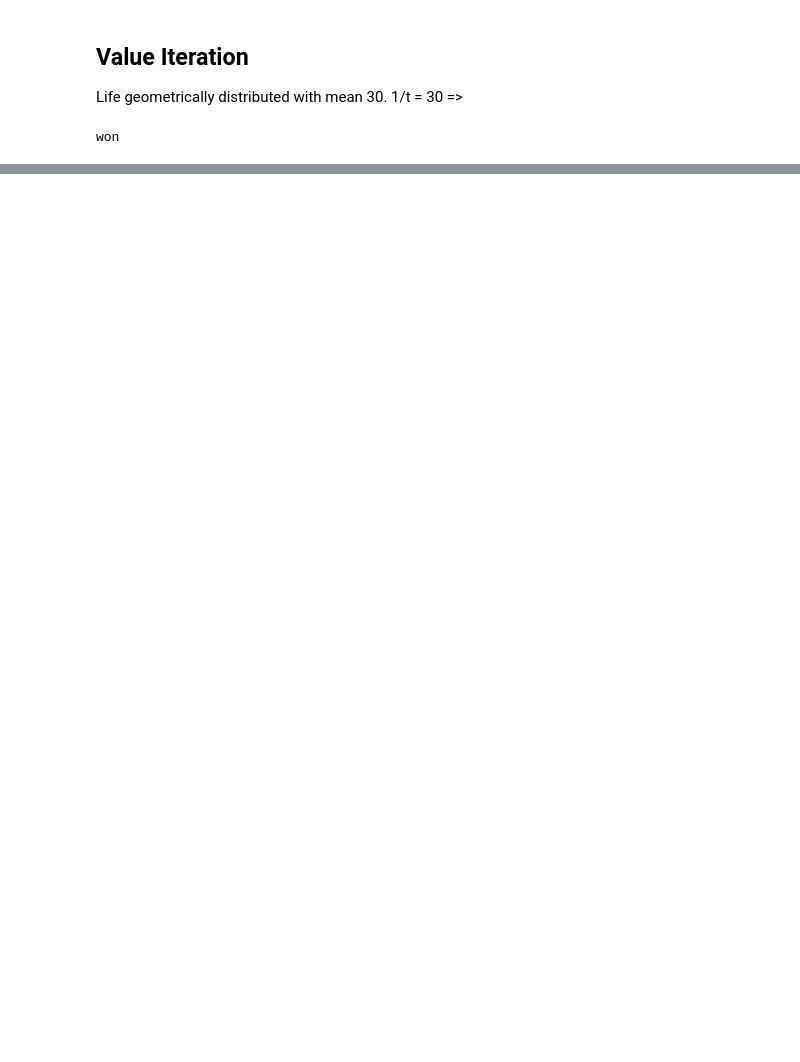
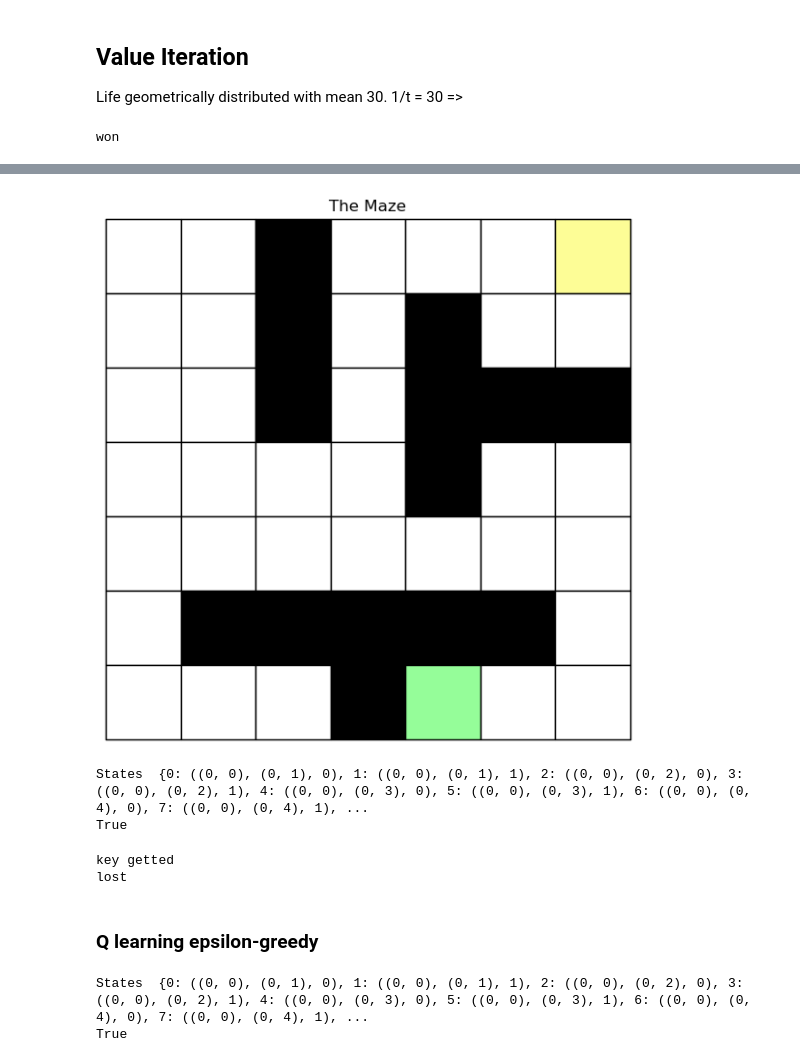
Before and after one commit to citrovin/reinforcement-learning, a Jupyter notebook: lab1/lab1.ipynb, the cells around one changed output, grey strips where cells are left out. Saved outputs shown, nothing was run; the diff lists cells and outputs as text; code cells hidden in the pictures; blank space fills up the shorter version.

Commit message:
added qlearning epsilon greedy

```diff
--- a/lab1/lab1.ipynb
+++ b/lab1/lab1.ipynb
@@ -168,0 +181,26 @@ get_probability(start,minotaur_start, policy,method, 10000)
+# %%
+# New maze
+maze = np.array([
+    [0, 0, 1, 0, 0, 0, 3],
+    [0, 0, 1, 0, 1, 0, 0],
+    [0, 0, 1, 0, 1, 1, 1],
+    [0, 0, 0, 0, 1, 0, 0],
+    [0, 0, 0, 0, 0, 0, 0],
+    [0, 1, 1, 1, 1, 1, 0],
+    [0, 0, 0, 1, 2, 0, 0]
+
+])
+# with the convention
+# 0 = empty cell
+# 1 = obstacle
+# 2 = exit of the Maze
+# 3 = key
+# %%
+mz.draw_maze(maze)
+# %% [output]
+[figure, added]
+# %%
+env = mz.Maze(maze, key = True)
+# %% [output]
+States  {0: ((0, 0), (0, 1), 0), 1: ((0, 0), (0, 1), 1), 2: ((0, 0), (0, 2), 0), 3: ((0, 0), (0, 2), 1), 4: ((0, 0), (0, 3), 0), 5: ((0, 0), (0, 3), 1), 6: ((0, 0), (0, 4), 0), 7: ((0, 0), (0, 4), 1), ...
+True
@@ -168,0 +213,15 @@ get_probability(start,minotaur_start, policy,method, 10000)
+# %%
+# Simulate the shortest path starting from position A
+method = 'ValIter';
+start = (0,0);
+minotaur_start = (6,4)
+path, minotaur_path,lost, won = env.simulate_minotaur(start, minotaur_start, policy, method, key = True);
+if(lost):
+  print('lost');
+else:
+  print('won')
+# %% [output]
+key getted
+lost
+# %% [markdown]
+### Q learning epsilon-greedy
@@ -168,0 +248,5 @@ get_probability(start,minotaur_start, policy,method, 10000)
+# %%
+env = mz.Maze(maze, key = True)
+# %% [output]
+States  {0: ((0, 0), (0, 1), 0), 1: ((0, 0), (0, 1), 1), 2: ((0, 0), (0, 2), 0), 3: ((0, 0), (0, 2), 1), 4: ((0, 0), (0, 3), 0), 5: ((0, 0), (0, 3), 1), 6: ((0, 0), (0, 4), 0), 7: ((0, 0), (0, 4), 1), ...
+True
```
Also changed, not shown: parts of 27 cells of this notebook, 1 other file.
